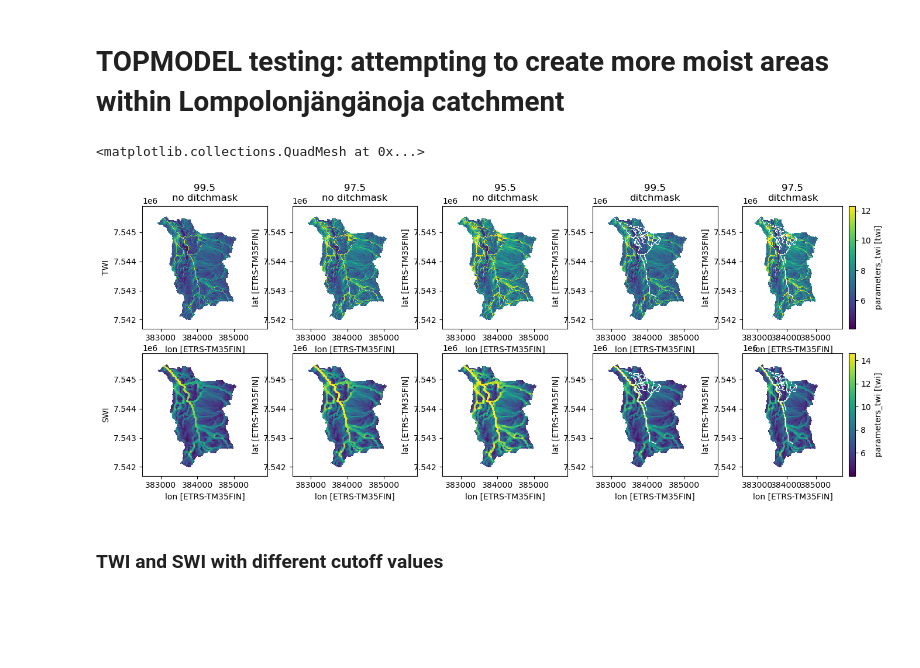
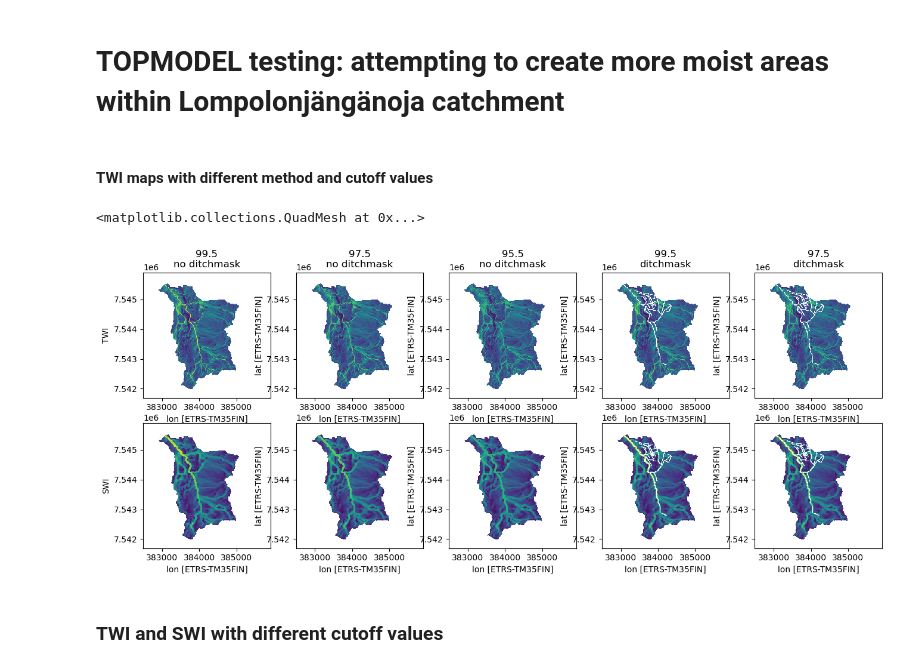
Before and after one commit to jpnousu/SpaFHy_v2.0, a Jupyter notebook: topmodel_test.ipynb, the cells around one changed output. Saved outputs shown, nothing was run; the diff lists cells and outputs as text; code cells hidden in the pictures; blank space fills up the shorter version.

```diff
--- a/topmodel_test.ipynb
+++ b/topmodel_test.ipynb
@@ -6,16 +6,20 @@ import pandas as pd
 import matplotlib.pyplot as plt
 import numpy as np
 from iotools import read_AsciiGrid
+import hvplot.xarray # noqa
+import panel.widgets as pnw
 eps = np.finfo(float).eps  # machine epsilon
 
 #file1 = r'F:\SpaFHy_2D_2021/testcase_input_202304111218.nc' # twi_cutoff = 99.5
 file1 = r'F:\SpaFHy_2D_2021/testcase_input_202304131806.nc' # twi_cutoff = 99.5
 
 #file2 = r'F:\SpaFHy_2D_2021/testcase_input_202304111220.nc' # twi_cutoff = 97.5
-file2 = r'F:\SpaFHy_2D_2021/testcase_input_202304131808.nc' # twi_cutoff = 97.5
+file2 = r'F:\SpaFHy_2D_2021/testcase_input_202304141205.nc' # twi_cutoff = 97.5
 
 #file3 = r'F:\SpaFHy_2D_2021/testcase_input_202304111223.nc' # twi_cutoff = 95.5
 file3 = r'F:\SpaFHy_2D_2021/testcase_input_202304131809.nc' # twi_cutoff = 95.5
+file3 = r'F:\SpaFHy_2D_2021/testcase_input_202305051534.nc' # twi_cutoff = 97.5 ; m = 0.025
+file3 = r'F:\SpaFHy_2D_2021/testcase_input_202305051544.nc' # twi_cutoff = 97.5 ; m = 0.005
 
 file4 = r'F:\SpaFHy_2D_2021/testcase_input_202304131713.nc' # twi_cutoff = 99.5 and ditches masked out
 
@@ -47,35 +54,37 @@ swi5 = xr.open_dataset(file10)
+# %% [markdown]
+#### TWI maps with different method and cutoff values
 # %%
 plt.figure(figsize=(16,6))
 ax = plt.subplot(2,5,1)
-twi1['parameters_twi'].plot(add_colorbar=False)
+twi1['parameters_twi'].plot(add_colorbar=False, vmin=4, vmax=16)
 plt.title('99.5\nno ditchmask')
 plt.ylabel('TWI')
 plt.subplot(2,5,2)
-twi2['parameters_twi'].plot(add_colorbar=False)
+twi2['parameters_twi'].plot(add_colorbar=False, vmin=4, vmax=16)
 plt.title('97.5\nno ditchmask')
 plt.subplot(2,5,3)
-twi3['parameters_twi'].plot(add_colorbar=False)
+twi3['parameters_twi'].plot(add_colorbar=False, vmin=4, vmax=16)
 plt.title('95.5\nno ditchmask')
 plt.subplot(2,5,4)
-twi4['parameters_twi'].plot(add_colorbar=False)
+twi4['parameters_twi'].plot(add_colorbar=False, vmin=4, vmax=16)
 plt.title('99.5\nditchmask')
 plt.subplot(2,5,5)
-twi5['parameters_twi'].plot()
+twi5['parameters_twi'].plot(add_colorbar=False, vmin=4, vmax=16)
 plt.title('97.5\nditchmask')
 plt.subplot(2,5,6)
-swi1['parameters_twi'].plot(add_colorbar=False)
+swi1['parameters_twi'].plot(add_colorbar=False, vmin=4, vmax=16)
 plt.ylabel('SWI')
 plt.subplot(2,5,7)
-swi2['parameters_twi'].plot(add_colorbar=False)
+swi2['parameters_twi'].plot(add_colorbar=False, vmin=4, vmax=16)
 plt.subplot(2,5,8)
-swi3['parameters_twi'].plot(add_colorbar=False)
+swi3['parameters_twi'].plot(add_colorbar=False, vmin=4, vmax=16)
 plt.subplot(2,5,9)
-swi4['parameters_twi'].plot(add_colorbar=False)
+swi4['parameters_twi'].plot(add_colorbar=False, vmin=4, vmax=16)
 plt.subplot(2,5,10)
-swi4['parameters_twi'].plot()
+swi4['parameters_twi'].plot(add_colorbar=False, vmin=4, vmax=16)
 # %% [output]
 <matplotlib.collections.QuadMesh at 0x...>
-[figure, old version]
+[figure, new version]
 # %% [markdown]
 ### TWI and SWI with different cutoff values
 # %%
```
Also changed, not shown: parts of 5 cells of this notebook, 44 other files.
